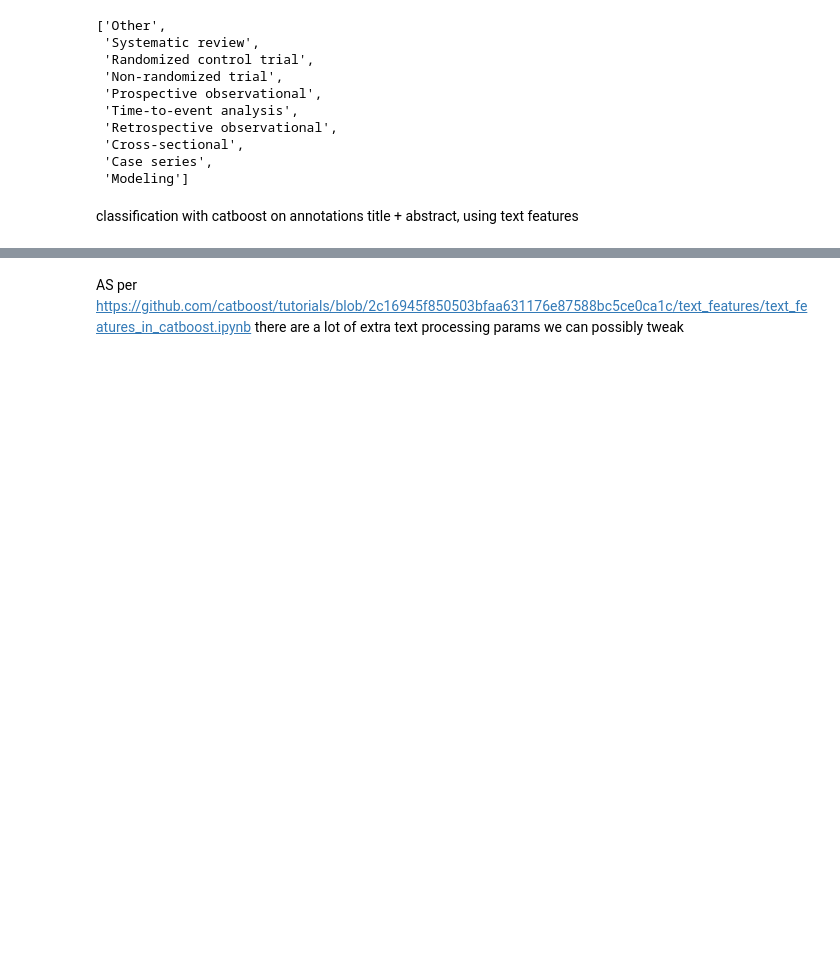
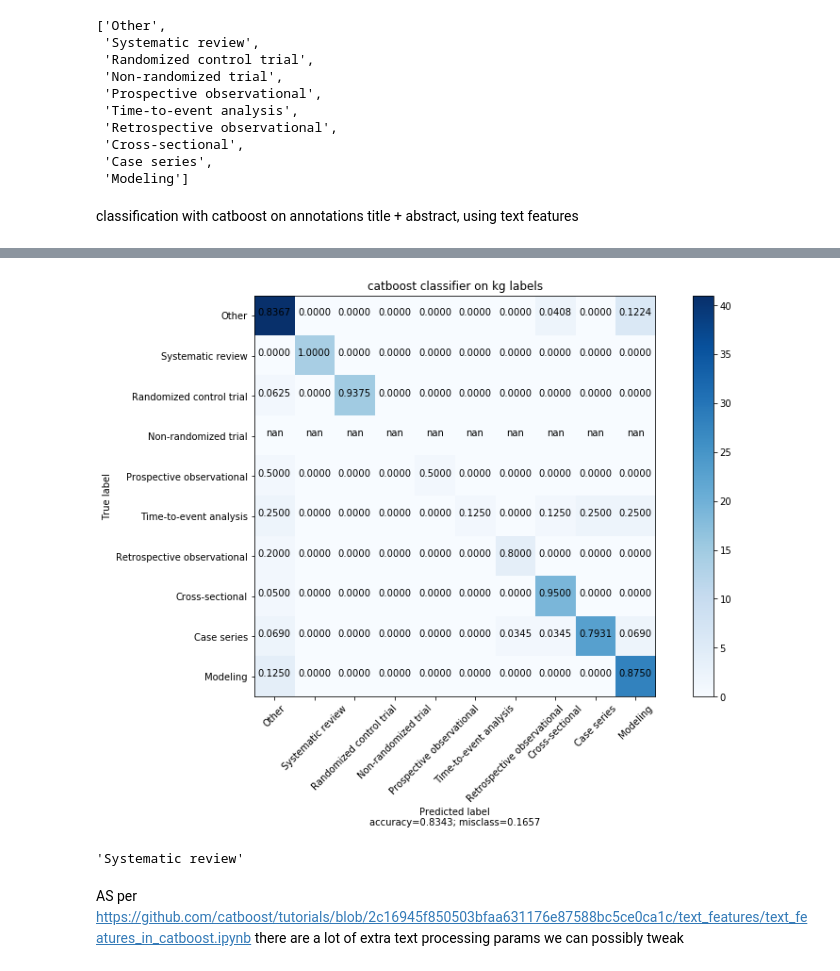
Before and after one commit to CoronaWhy/Classy, a Jupyter notebook: classifier/study design classification -- using catboost.ipynb, the cells around one changed output, grey strips where cells are left out. Saved outputs shown, nothing was run; the diff lists cells and outputs as text; code cells hidden in the pictures; blank space fills up the shorter version.

```diff
--- a/classifier/study design classification -- using catboost.ipynb
+++ b/classifier/study design classification -- using catboost.ipynb
@@ -73,7 +73,7 @@ for i in tqdm(range(5)):
     test = design_labelled_metadata.iloc[i * test_set_len : (i+1)* test_set_len]
     test_classes =np.sort( test.label.unique())
     train = design_labelled_metadata[~design_labelled_metadata.index.isin(test.index)]
-    model, acc, f1, f1_macro, params = train_validate_catboost_model(
+    model, acc, f1, f1_macro,confusion_matrix, params = train_validate_catboost_model(
         train, test,
         ['abstract', 'title'],
         'label',
@@ -83,6 +83,7 @@ for i in tqdm(range(5)):
         "f1": {k: v for k, v in zip(test_classes, f1)},
         "acc": acc,
         'f1_macro': f1_macro,
+        'confusion_matrix': confusion_matrix
     })
 
 results = pd.DataFrame(results)
@@ -113,3 +121,15 @@ print(pd.DataFrame(results))
+# %%
+from plotting import plot_confusion_matrix
+label_to_name_mapping = annotations_raw[['label', 'label_string']].drop_duplicates().set_index('label')
+plot_confusion_matrix(results.iloc[1].confusion_matrix, target_names =[label_to_name_mapping.loc[x].label_string for x in sorted(annotations_raw.label.unique())] ,
+                      title='catboost classifier on kg labels', figsize=(12,8))
+# %% [output]
+[figure, added]
+# %%
+# [x for label_to_name_mapping.loc[x] in sorted(annotations_raw.label.unique())]s
+str(label_to_name_mapping.loc[1].label_string)
+# %% [output]
+'Systematic review'
 # %% [markdown]
 AS per https://github.com/catboost/tutorials/blob/2c16945f850503bfaa631176e87588bc5ce0ca1c/text_features/text_features_in_catboost.ipynb there are a lot of extra text processing params we can possibly tweak
 # %%
```
Also changed, not shown: parts of 4 cells of this notebook, 6 other files.
